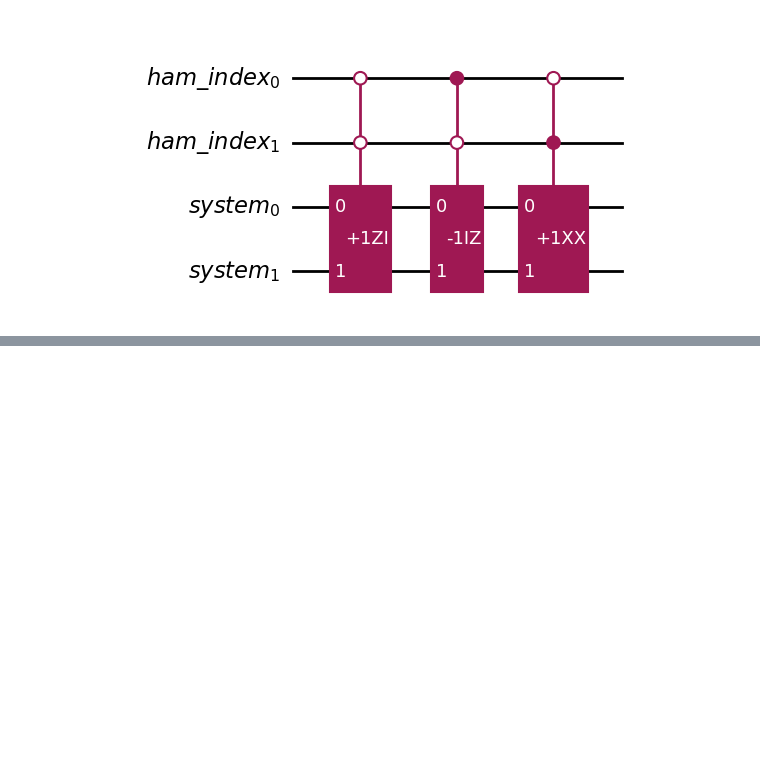
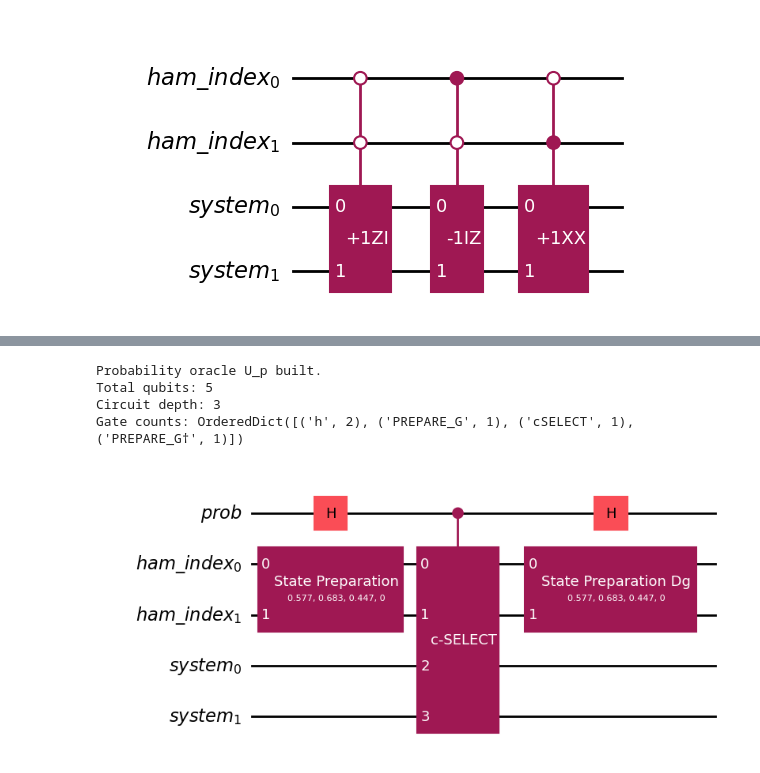
Before and after one commit to koushik16/VQE-QHD, a Jupyter notebook: coherent_version.ipynb, the cells around one changed output, grey strips where cells are left out. Cells and saved outputs as stored; diff of their text form; code cells hidden in the pictures; blank space fills up the shorter version.

```diff
--- a/coherent_version.ipynb
+++ b/coherent_version.ipynb
@@ -605 +648,78 @@ Gate counts: OrderedDict([('h', 4), ('barrier', 2), ('cccircuit-226_o0', 1), ('c
+# %%
+from qiskit import QuantumCircuit, QuantumRegister
+
+# Registers for U_p
+probability_ancilla = QuantumRegister(
+    1,
+    "prob"
+)
+
+hamiltonian_index_register = QuantumRegister(
+    num_hamiltonian_index_qubits,
+    "ham_index"
+)
+
+system_register = QuantumRegister(
+    num_system_qubits,
+    "system"
+)
+
+U_p = QuantumCircuit(
+    probability_ancilla,
+    hamiltonian_index_register,
+    system_register,
+    name="U_p"
+)
+
+# 1. Hadamard-test ancilla
+
+U_p.h(probability_ancilla[0])
+
+# 2. Prepare the Hamiltonian coefficient state |G>
+
+U_p.append(
+    PREPARE_G,
+    list(hamiltonian_index_register)
+)
+
+# 3. Apply SELECT only when the probability ancilla is |1>
+
+controlled_SELECT = SELECT.to_gate(
+    label="c-SELECT"
+).control(1)
+
+U_p.append(
+    controlled_SELECT,
+    [
+        probability_ancilla[0],
+        *hamiltonian_index_register,
+        *system_register
+    ]
+)
+
+# 4. Unprepare the Hamiltonian-index register
+
+U_p.append(
+    PREPARE_G_DAGGER,
+    list(hamiltonian_index_register)
+)
+
+# 5. Final Hadamard on the probability ancilla
+
+U_p.h(probability_ancilla[0])
+
+# U_p.barrier()
+
+print("Probability oracle U_p built.")
+print("Total qubits:", U_p.num_qubits)
+print("Circuit depth:", U_p.depth())
+print("Gate counts:", U_p.count_ops())
+
+U_p.draw("mpl", fold=-1)
+# %% [output]
+Probability oracle U_p built.
+Total qubits: 5
+Circuit depth: 3
+Gate counts: OrderedDict([('h', 2), ('PREPARE_G', 1), ('cSELECT', 1), ('PREPARE_G†', 1)])
+[figure, added]
 # %%
```
Also changed, not shown: parts of 21 cells of this notebook.
